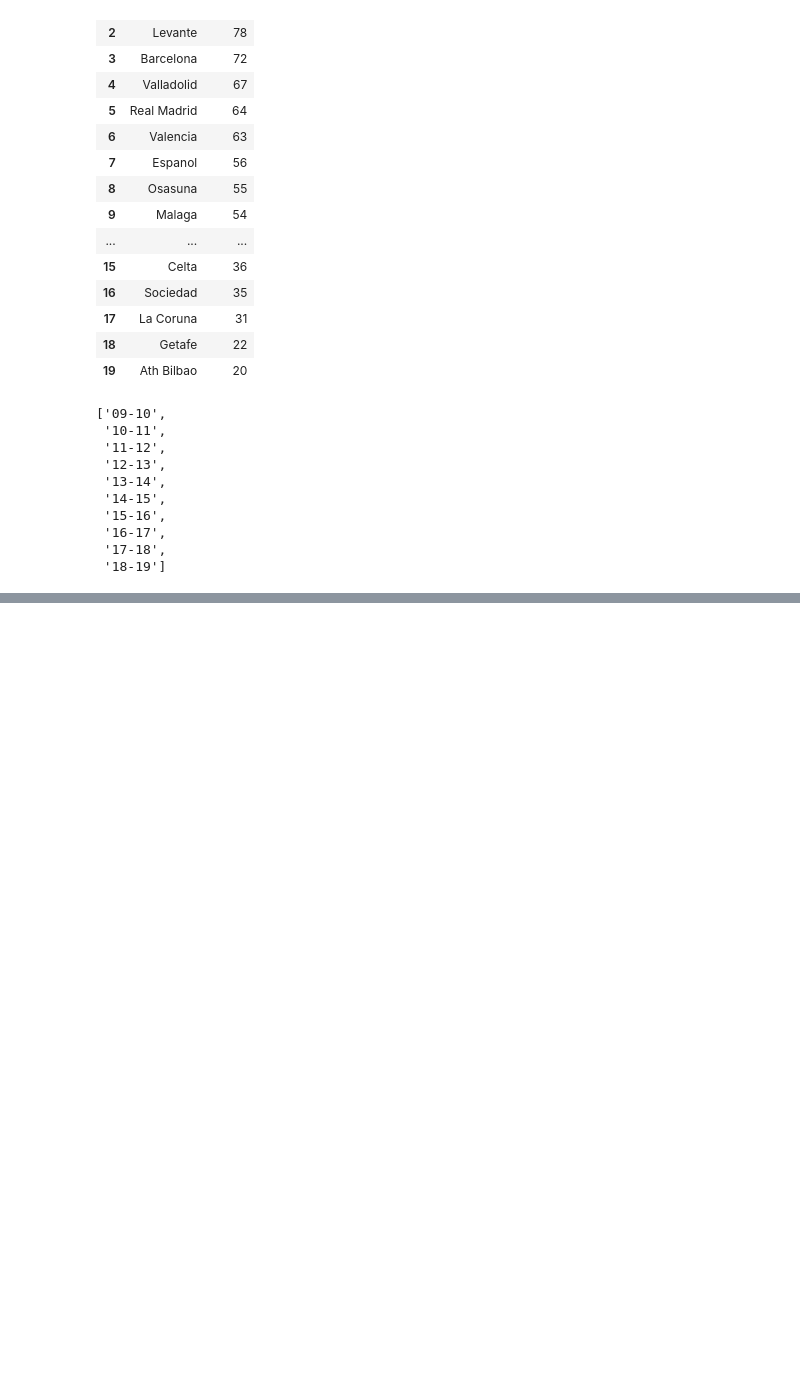
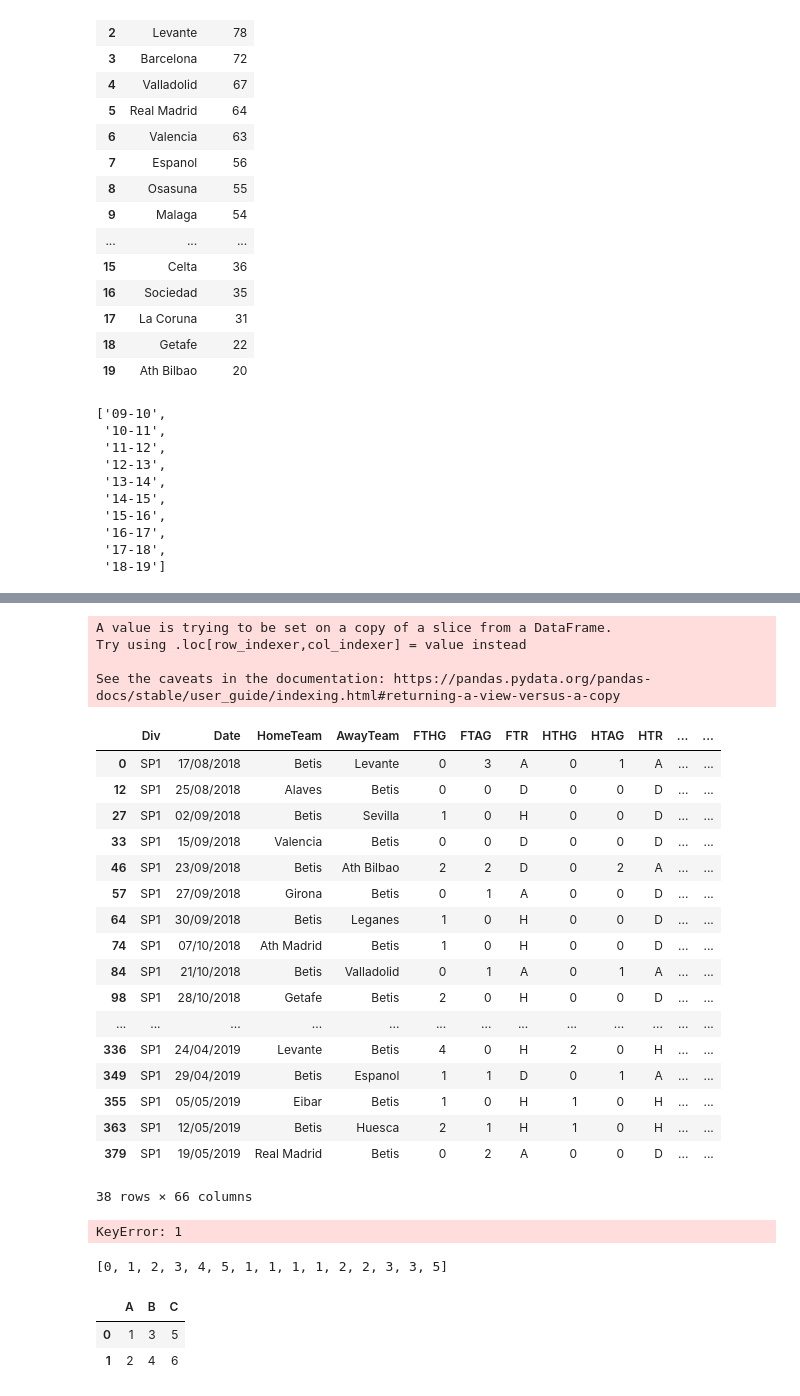
Before and after one commit to Zorix9/beat_the_bookies, a Jupyter notebook: notebooks/notebook_for_csv.ipynb, the cells around one changed output, grey strips where cells are left out. Cells and saved outputs as stored; diff of their text form; code cells hidden in the pictures; blank space fills up the shorter version.

```diff
--- a/notebooks/notebook_for_csv.ipynb
+++ b/notebooks/notebook_for_csv.ipynb
@@ -262,0 +307,3 @@ list(dic_season.keys())
+# %%
+df2 = list_df[0]
+df2.head()
@@ -262,0 +318,58 @@ list(dic_season.keys())
+# %%
+list_teams = ['Betis','Levante']
+def filter_team(df2):
+    '''
+    Takes in input a dataframe of a season and gives back the results of "betis"
+    To be adapted to all the teams and season
+    '''
+    filter_list = []
+    point_list = []
+    for index,item in enumerate(df2['HomeTeam']):
+        if item == 'Betis':
+            filter_list.append(True)
+            if df2['FTR'][index] == 'H':
+                point_list.append(3)
+            elif df2['FTR'][index] == 'D':
+                point_list.append(1)
+            else:
+                point_list.append(0)
+        elif df2['AwayTeam'][index] == 'Betis':
+            filter_list.append(True)
+            if df2['FTR'][index] == 'A':
+                point_list.append(3)
+            elif df2['FTR'][index] == 'D':
+                point_list.append(1)
+            else:
+                point_list.append(0)
+        else:
+            filter_list.append(False)
+    temp_df = df2[filter_list]
+    temp_df['points'] = point_list
+    return temp_df
+    #x1 = temp_df['FTR_home']
+    #df['cumul_points'] = df['FTR'].apply(lambda x: 0 if str(x) == 'H' else (3 if str(x)=='A' else 1))
+# %%
+filter_team(list_df[0])
+# %% [output]
+A value is trying to be set on a copy of a slice from a DataFrame.
+Try using .loc[row_indexer,col_indexer] = value instead
+
+See the caveats in the documentation: https://pandas.pydata.org/pandas-docs/stable/user_guide/indexing.html#returning-a-view-versus-a-copy
+|  | Div | Date | HomeTeam | AwayTeam | FTHG | FTAG | FTR | HTHG | HTAG | HTR | ... | ... |
+| 0 | SP1 | 17/08/2018 | Betis | Levante | 0 | 3 | A | 0 | 1 | A | ... | ... |
+| 12 | SP1 | 25/08/2018 | Alaves | Betis | 0 | 0 | D | 0 | 0 | D | ... | ... |
+| 27 | SP1 | 02/09/2018 | Betis | Sevilla | 1 | 0 | H | 0 | 0 | D | ... | ... |
+| 33 | SP1 | 15/09/2018 | Valencia | Betis | 0 | 0 | D | 0 | 0 | D | ... | ... |
+| 46 | SP1 | 23/09/2018 | Betis | Ath Bilbao | 2 | 2 | D | 0 | 2 | A | ... | ... |
+| 57 | SP1 | 27/09/2018 | Girona | Betis | 0 | 1 | A | 0 | 0 | D | ... | ... |
+| 64 | SP1 | 30/09/2018 | Betis | Leganes | 1 | 0 | H | 0 | 0 | D | ... | ... |
+| 74 | SP1 | 07/10/2018 | Ath Madrid | Betis | 1 | 0 | H | 0 | 0 | D | ... | ... |
+| 84 | SP1 | 21/10/2018 | Betis | Valladolid | 0 | 1 | A | 0 | 1 | A | ... | ... |
+| 98 | SP1 | 28/10/2018 | Getafe | Betis | 2 | 0 | H | 0 | 0 | D | ... | ... |
+| ... | ... | ... | ... | ... | ... | ... | ... | ... | ... | ... | ... | ... |
+| 336 | SP1 | 24/04/2019 | Levante | Betis | 4 | 0 | H | 2 | 0 | H | ... | ... |
+| 349 | SP1 | 29/04/2019 | Betis | Espanol | 1 | 1 | D | 0 | 1 | A | ... | ... |
+| 355 | SP1 | 05/05/2019 | Eibar | Betis | 1 | 0 | H | 1 | 0 | H | ... | ... |
+| 363 | SP1 | 12/05/2019 | Betis | Huesca | 2 | 1 | H | 1 | 0 | H | ... | ... |
+| 379 | SP1 | 19/05/2019 | Real Madrid | Betis | 0 | 2 | A | 0 | 0 | D | ... | ... |
+38 rows × 66 columns
@@ -262,0 +393,4 @@ list(dic_season.keys())
+# %%
+compute_ranking(list_df[0])
+# %% [output]
+KeyError: 1
@@ -262,0 +407,13 @@ list(dic_season.keys())
+# %%
+l = [0,1,1,1,1,1,2,2,2,3,3,3,4,5,5]
+test_func(l)
+# %% [output]
+[0, 1, 2, 3, 4, 5, 1, 1, 1, 1, 2, 2, 3, 3, 5]
+# %%
+l = ['A', 'B', 'C']
+l2 = [[1,2],[3,4],[5,6]]
+pd.DataFrame(dict(zip(l,l2)))
+# %% [output]
+|  | A | B | C |
+| 0 | 1 | 3 | 5 |
+| 1 | 2 | 4 | 6 |
```
Also changed, not shown: parts of 11 cells of this notebook, 4 other files.
